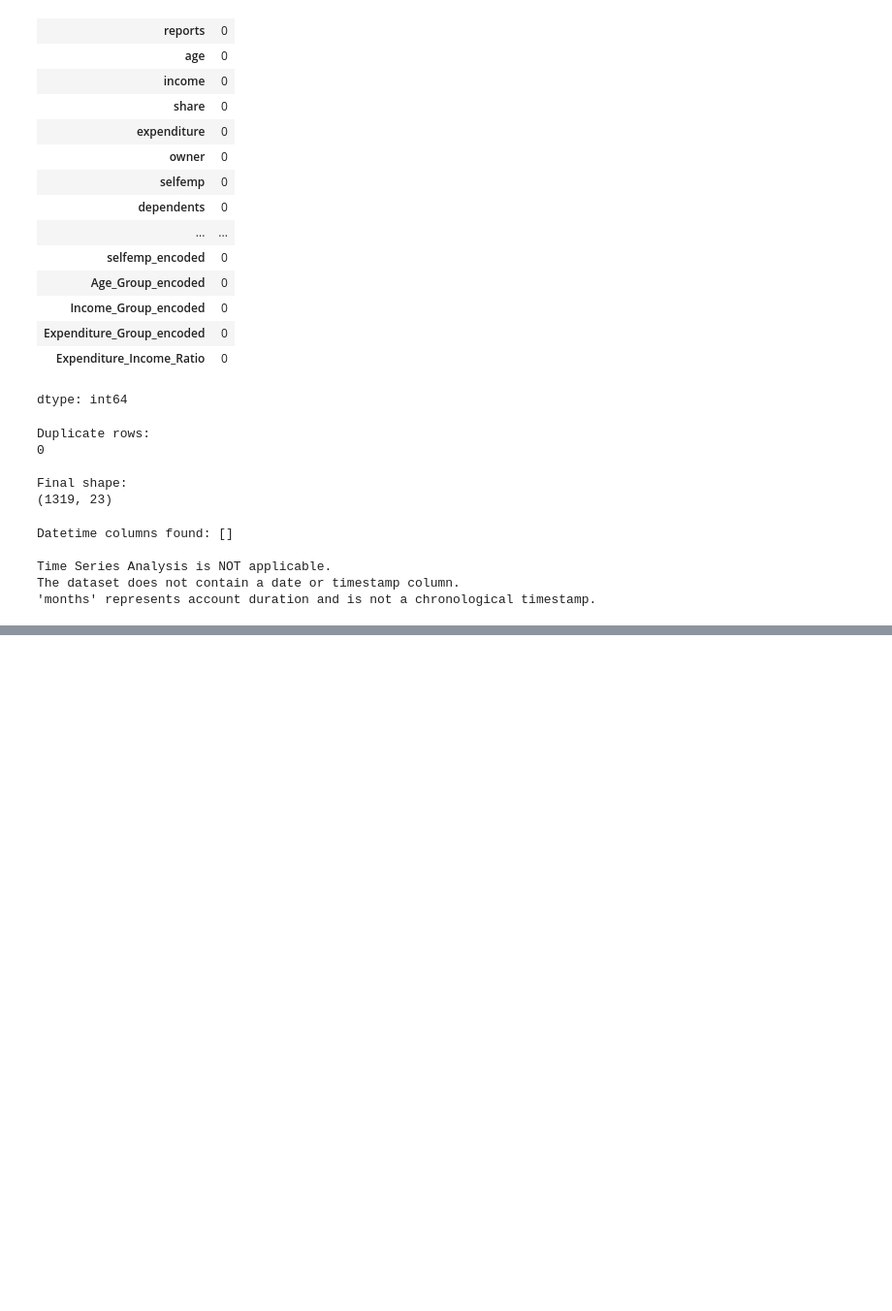
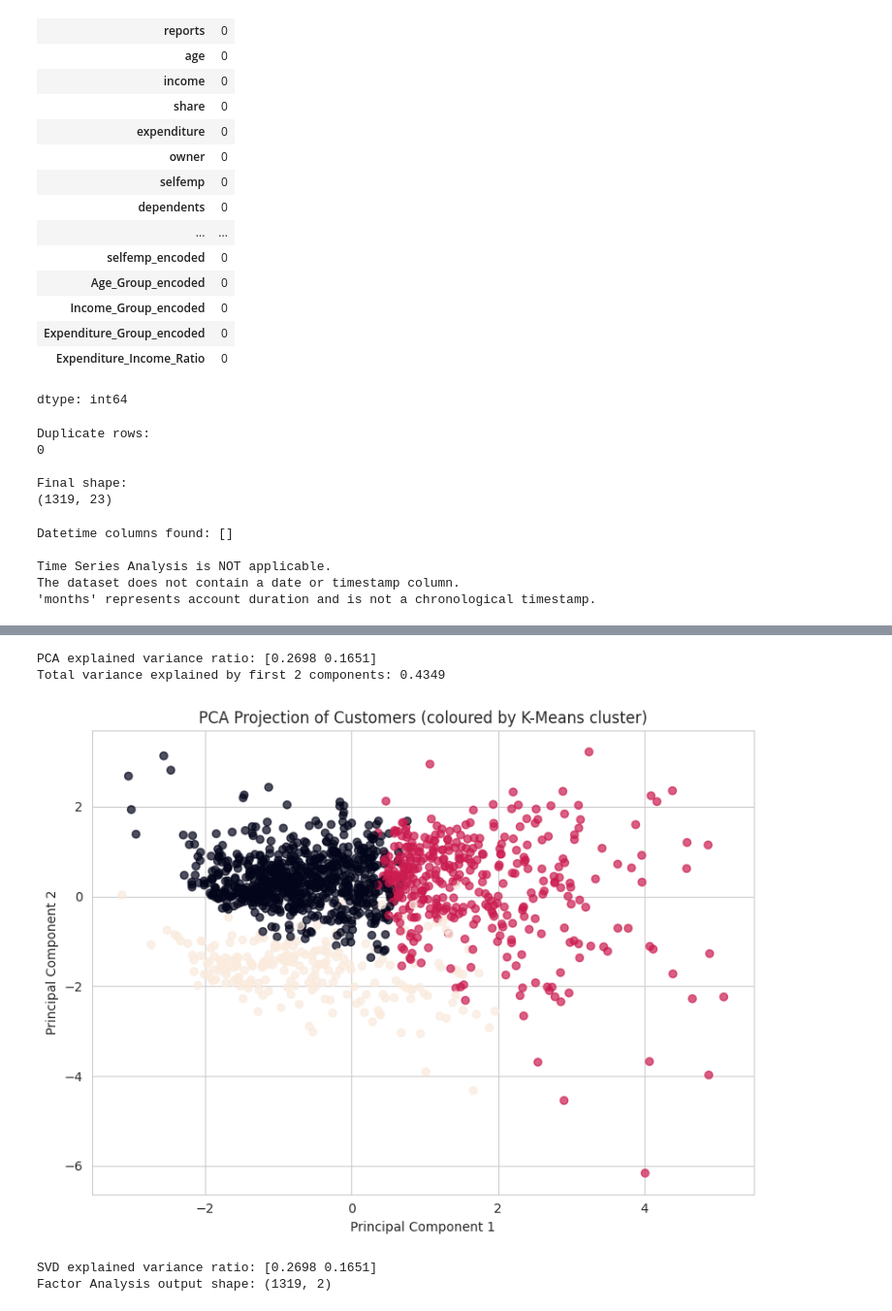
Before and after one commit to Venkata-Prabhath/EDA_-23BDS0168-_Venkata_Prabhath, a Jupyter notebook: Venkata_Prabhath_23BDS0168_(EDA).ipynb, the cells around one changed output, grey strips where cells are left out. Shown at 97% size. Drawn from its saved outputs; the diff is of its cells as text; code cells hidden in the pictures; blank space fills up the shorter version.

```diff
--- a/Venkata_Prabhath_23BDS0168_(EDA).ipynb
+++ b/Venkata_Prabhath_23BDS0168_(EDA).ipynb
@@ -1047,0 +1252,77 @@ The dataset does not contain a date or timestamp column.
+# %%
+# ============================================
+# Module 6: Dimensionality Reduction
+# PCA, Truncated SVD, Factor Analysis, MDS, Manifold Learning
+# ============================================
+
+from sklearn.decomposition import PCA, TruncatedSVD, FactorAnalysis
+from sklearn.manifold import MDS, Isomap
+
+# Reuse standardized clustering matrix X_cluster
+pca = PCA(n_components=2, random_state=42)
+X_pca = pca.fit_transform(X_cluster)
+print('PCA explained variance ratio:', np.round(pca.explained_variance_ratio_, 4))
+print('Total variance explained by first 2 components:', round(pca.explained_variance_ratio_.sum(), 4))
+
+plt.figure(figsize=(8, 6))
+scatter = plt.scatter(X_pca[:, 0], X_pca[:, 1], c=df['KMeans_Cluster'], alpha=0.7)
+plt.title('PCA Projection of Customers (coloured by K-Means cluster)')
+plt.xlabel('Principal Component 1')
+plt.ylabel('Principal Component 2')
+plt.tight_layout()
+plt.show()
+
+# Singular Value Decomposition (SVD)
+svd = TruncatedSVD(n_components=2, random_state=42)
+X_svd = svd.fit_transform(X_cluster)
+print('SVD explained variance ratio:', np.round(svd.explained_variance_ratio_, 4))
+
+# Factor Analysis (two latent factors)
+fa = FactorAnalysis(n_components=2, random_state=42)
+X_fa = fa.fit_transform(X_cluster)
+print('Factor Analysis output shape:', X_fa.shape)
+
+# Non-linear manifold methods run on a sample to manage runtime
+manifold_n = min(300, len(df))
+manifold_idx = np.random.RandomState(42).choice(len(df), size=manifold_n, replace=False)
+X_manifold = X_cluster[manifold_idx]
+
+if manifold_n >= 3:
+    mds = MDS(n_components=2, random_state=42, n_init=1, max_iter=100)
+    X_mds = mds.fit_transform(X_manifold)
+    plt.figure(figsize=(8, 6))
+    plt.scatter(X_mds[:, 0], X_mds[:, 1], alpha=0.7)
+    plt.title('Multidimensional Scaling (MDS) projection - sample')
+    plt.xlabel('MDS Dimension 1')
+    plt.ylabel('MDS Dimension 2')
+    plt.tight_layout()
+    plt.show()
+
+    # Isomap manifold learning; use a small sample for speed and stability
+    try:
+        isomap = Isomap(n_components=2, n_neighbors=min(8, manifold_n - 1))
+        X_isomap = isomap.fit_transform(X_manifold)
+        plt.figure(figsize=(8, 6))
+        plt.scatter(X_isomap[:, 0], X_isomap[:, 1], alpha=0.7)
+        plt.title('Isomap Manifold Learning projection - sample')
+        plt.xlabel('Isomap Dimension 1')
+        plt.ylabel('Isomap Dimension 2')
+        plt.tight_layout()
+        plt.show()
+    except Exception as e:
+        print('Isomap could not be completed for this sample:', e)
+
+# Plot SVD projection coloured by K-Means clusters
+plt.figure(figsize=(8, 6))
+plt.scatter(X_svd[:, 0], X_svd[:, 1], c=df['KMeans_Cluster'], alpha=0.7)
+plt.title('SVD Projection coloured by K-Means clusters')
+plt.xlabel('SVD Component 1')
+plt.ylabel('SVD Component 2')
+plt.tight_layout()
+plt.show()
+# %% [output]
+PCA explained variance ratio: [0.2698 0.1651]
+Total variance explained by first 2 components: 0.4349
+[figure, added]
+SVD explained variance ratio: [0.2698 0.1651]
+Factor Analysis output shape: (1319, 2)
```
Also changed, not shown: parts of 8 cells of this notebook.
